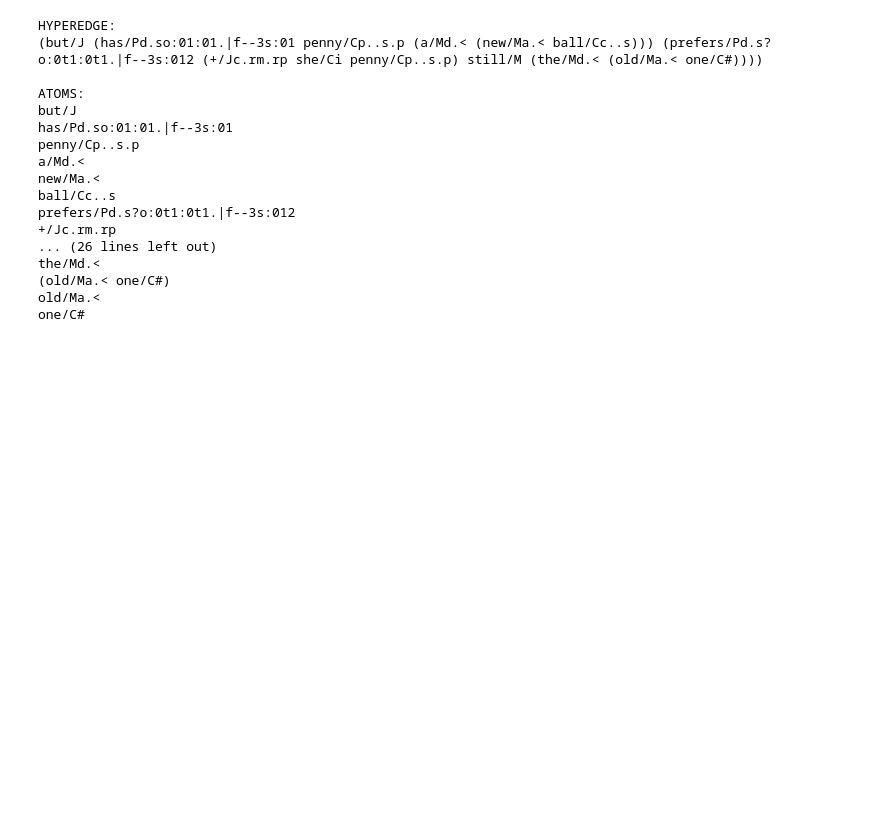
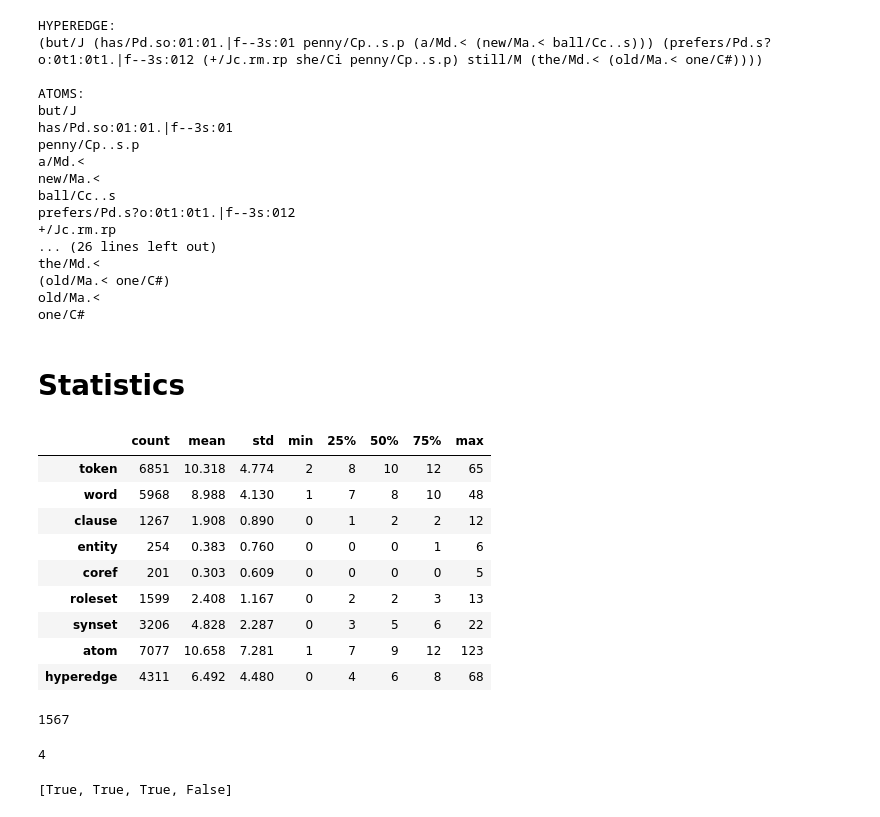
Before and after one commit to bzitko/nl2sh_repo, a Jupyter notebook: demo.ipynb, the cells around one changed output. Drawn from its saved outputs; the diff is of its cells as text; code cells hidden in the pictures; blank space fills up the shorter version.

Commit message:
added statistics in demo, minor bug in dataset

```diff
--- a/demo.ipynb
+++ b/demo.ipynb
@@ -78,3 +78,61 @@ the/Md.<
 (old/Ma.< one/C#)
 old/Ma.<
 one/C#
+# %% [markdown]
+# Statistics
+# %%
+import pandas as pd
+
+config = {"token": lambda sent: len(sent),
+          "word": lambda sent: len([t for t in sent if t.dep not in ("punct", "dep")]),
+          "clause": lambda sent: len([v for v, args in sent.srl.items() if len(args) > 0]),
+          "entity": lambda sent: len(sent.ner),
+          "coref": lambda sent: len(sent.coref),
+          "roleset": lambda sent: len([t for t in sent if t.roleset]),
+          "synset": lambda sent: len([t for t in sent if t.synset]),
+          "atom": lambda sent: len(list(sent.hyperedge.atoms())),
+          "hyperedge": lambda sent: len([se for se in sent.hyperedge.subedges() if not se.is_atom()]),
+          }
+
+data = {name: [] for name in config}
+for sent in dataset:
+    for name, func in config.items():
+        count = func(sent)
+        data[name].append(count)
+
+
+df = pd.DataFrame(data)
+xf = df.describe().T
+xf["count"] =df.sum()
+xf = xf.astype({"min": int, "max": int, "25%": int, "50%": int, "75%": int})
+xf.round(3)
+# %% [output]
+|  | count | mean | std | min | 25% | 50% | 75% | max |
+| token | 6851 | 10.318 | 4.774 | 2 | 8 | 10 | 12 | 65 |
+| word | 5968 | 8.988 | 4.130 | 1 | 7 | 8 | 10 | 48 |
+| clause | 1267 | 1.908 | 0.890 | 0 | 1 | 2 | 2 | 12 |
+| entity | 254 | 0.383 | 0.760 | 0 | 0 | 0 | 1 | 6 |
+| coref | 201 | 0.303 | 0.609 | 0 | 0 | 0 | 0 | 5 |
+| roleset | 1599 | 2.408 | 1.167 | 0 | 2 | 2 | 3 | 13 |
+| synset | 3206 | 4.828 | 2.287 | 0 | 3 | 5 | 6 | 22 |
+| atom | 7077 | 10.658 | 7.281 | 1 | 7 | 9 | 12 | 123 |
+| hyperedge | 4311 | 6.492 | 4.480 | 0 | 4 | 6 | 8 | 68 |
+# %%
+V = set()
+for sent in dataset:
+    for tok in sent:
+        V.add(tok.text)
+
+
+
+len(V)
+# %% [output]
+1567
+# %%
+config["word"](dataset[0])
+# %% [output]
+4
+# %%
+[t.pos != "PUNCT" for t in dataset[0]]
+# %% [output]
+[True, True, True, False]
```
Also changed, not shown: parts of 4 cells of this notebook, 2 other files.
